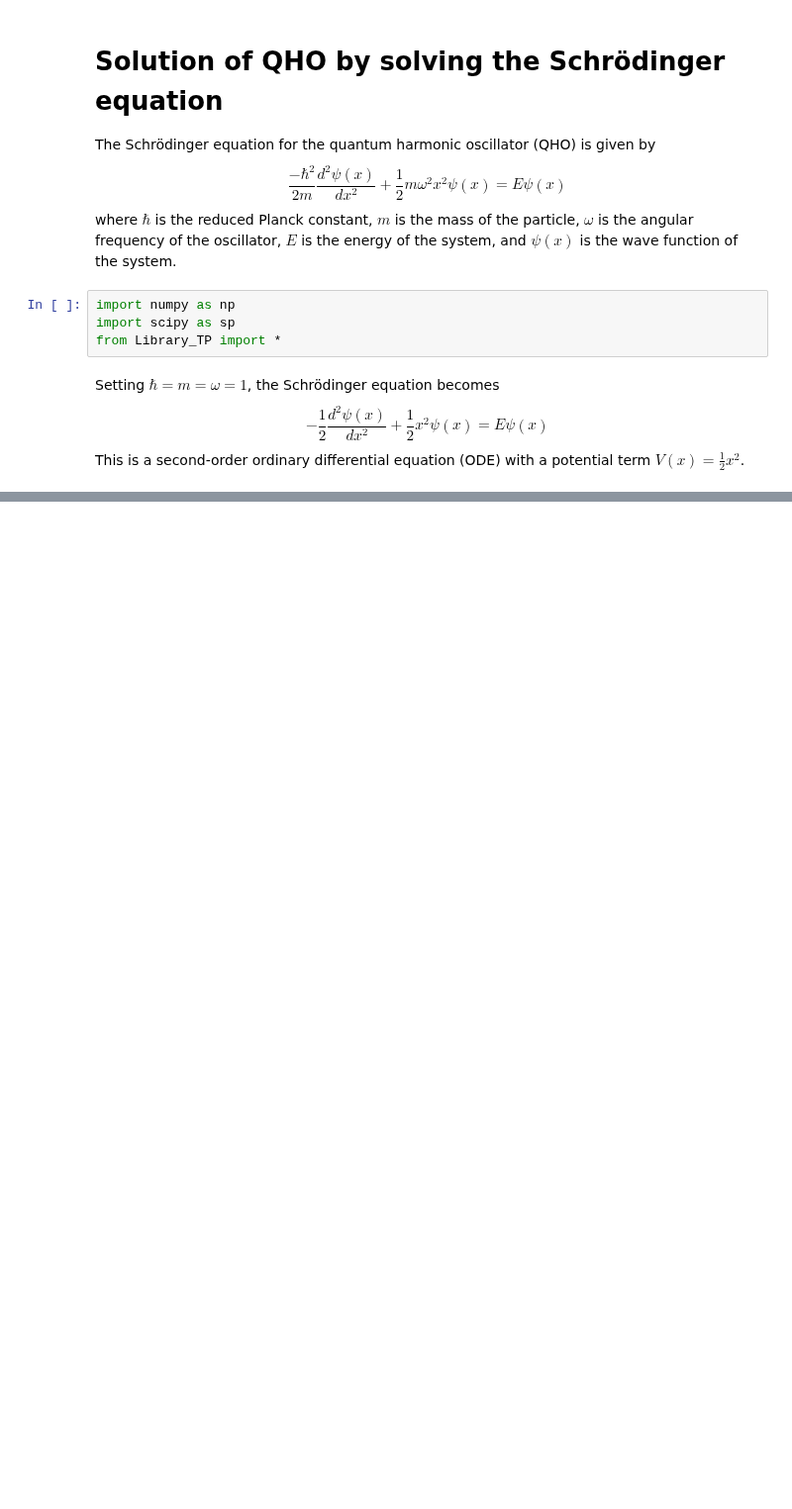
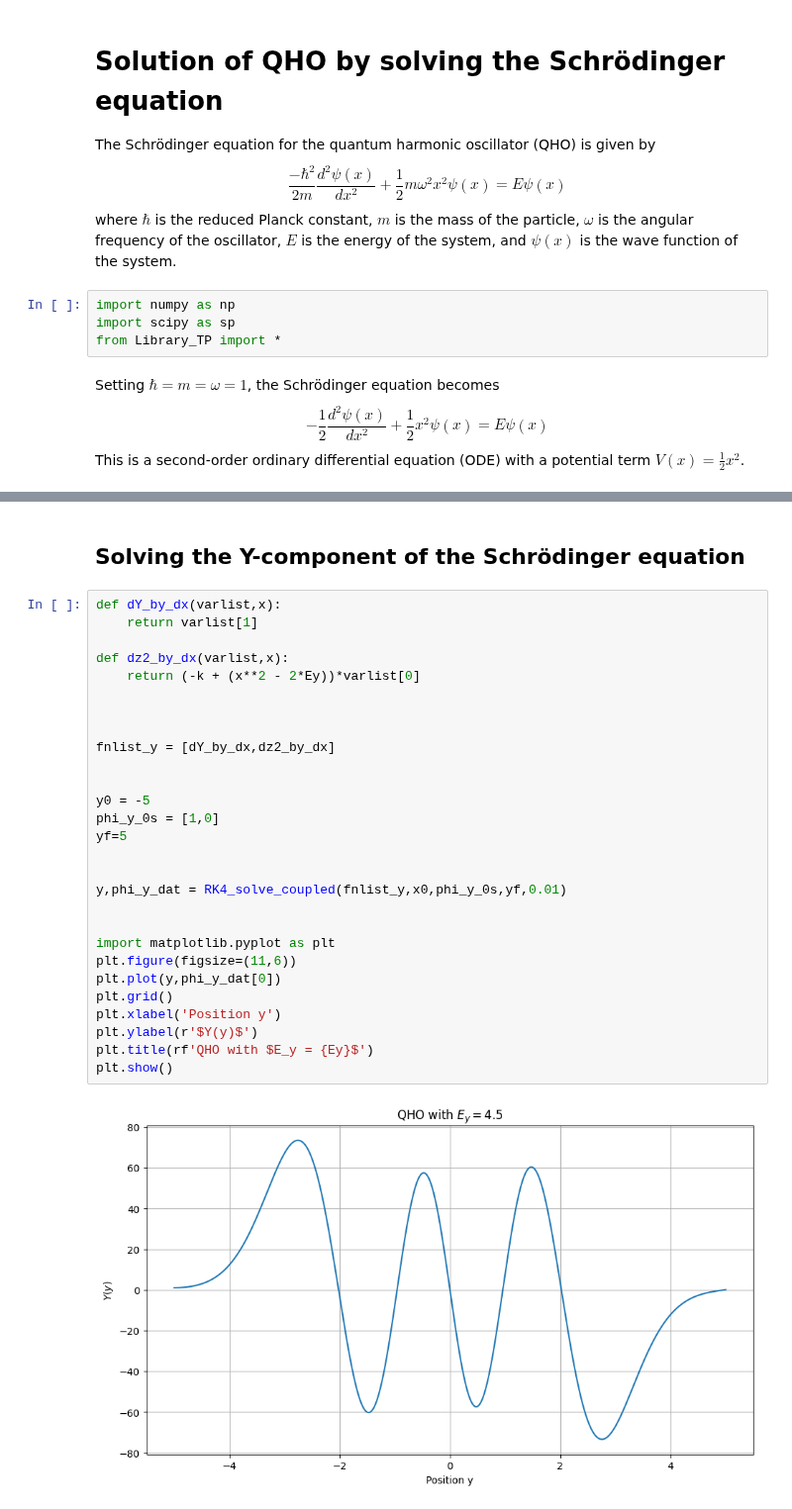
Before and after one commit to ananthapadmanabhan18/P452_Computational_Physics, a Jupyter notebook: Term_Project/QHO_PDE.ipynb, the cells around one changed output, grey strips where cells are left out. Shown at 99% size. Drawn from its saved outputs; the diff is of its cells as text; blank space fills up the shorter version.

```diff
--- a/Term_Project/QHO_PDE.ipynb
+++ b/Term_Project/QHO_PDE.ipynb
@@ -41,0 +82,32 @@ plt.show()
+# %% [markdown]
+## Solving the Y-component of the Schrödinger equation
+# %%
+def dY_by_dx(varlist,x):
+    return varlist[1]
+
+def dz2_by_dx(varlist,x):
+    return (-k + (x**2 - 2*Ey))*varlist[0]
+
+
+
+fnlist_y = [dY_by_dx,dz2_by_dx]
+
+
+y0 = -5
+phi_y_0s = [1,0]
+yf=5
+
+
+y,phi_y_dat = RK4_solve_coupled(fnlist_y,x0,phi_y_0s,yf,0.01)
+
+
+import matplotlib.pyplot as plt
+plt.figure(figsize=(11,6))
+plt.plot(y,phi_y_dat[0])
+plt.grid()
+plt.xlabel('Position y')
+plt.ylabel(r'$Y(y)$')
+plt.title(rf'QHO with $E_y = {Ey}$')
+plt.show()
+# %% [output]
+[figure, added]
```
Also changed, not shown: parts of 12 cells of this notebook, 3 other files.
